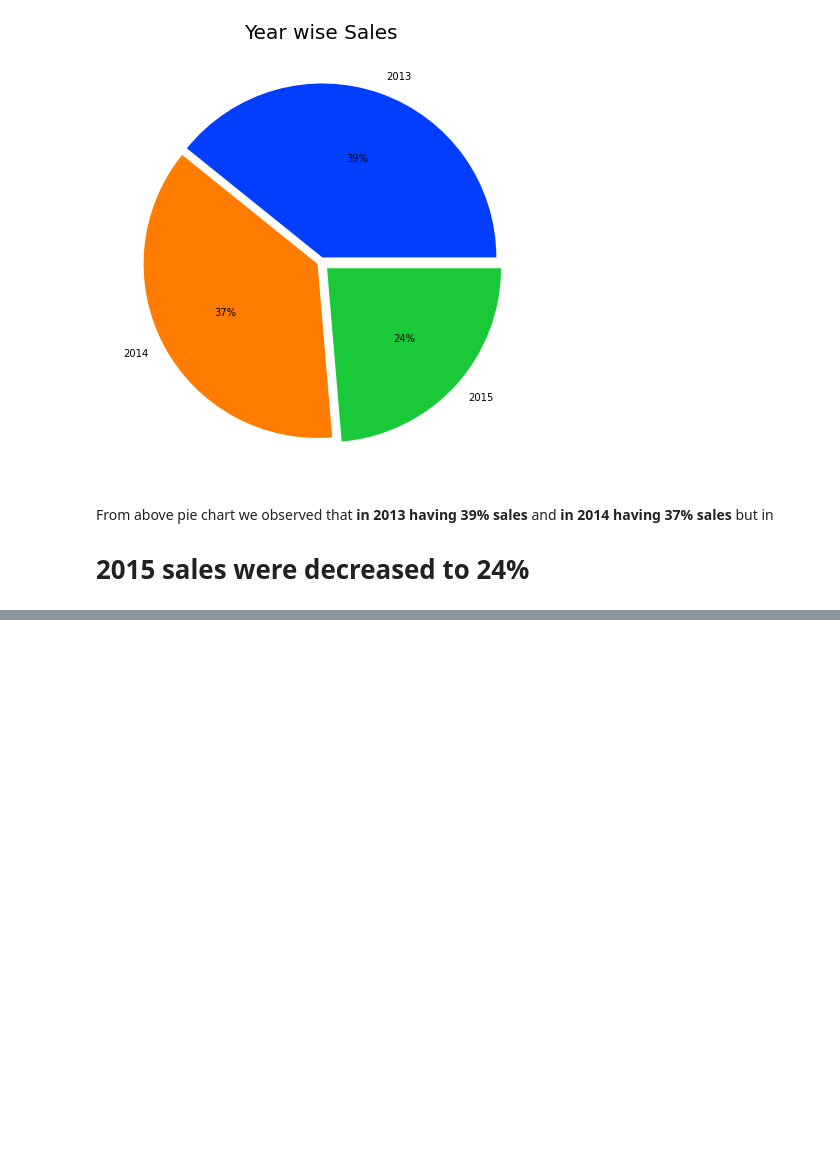
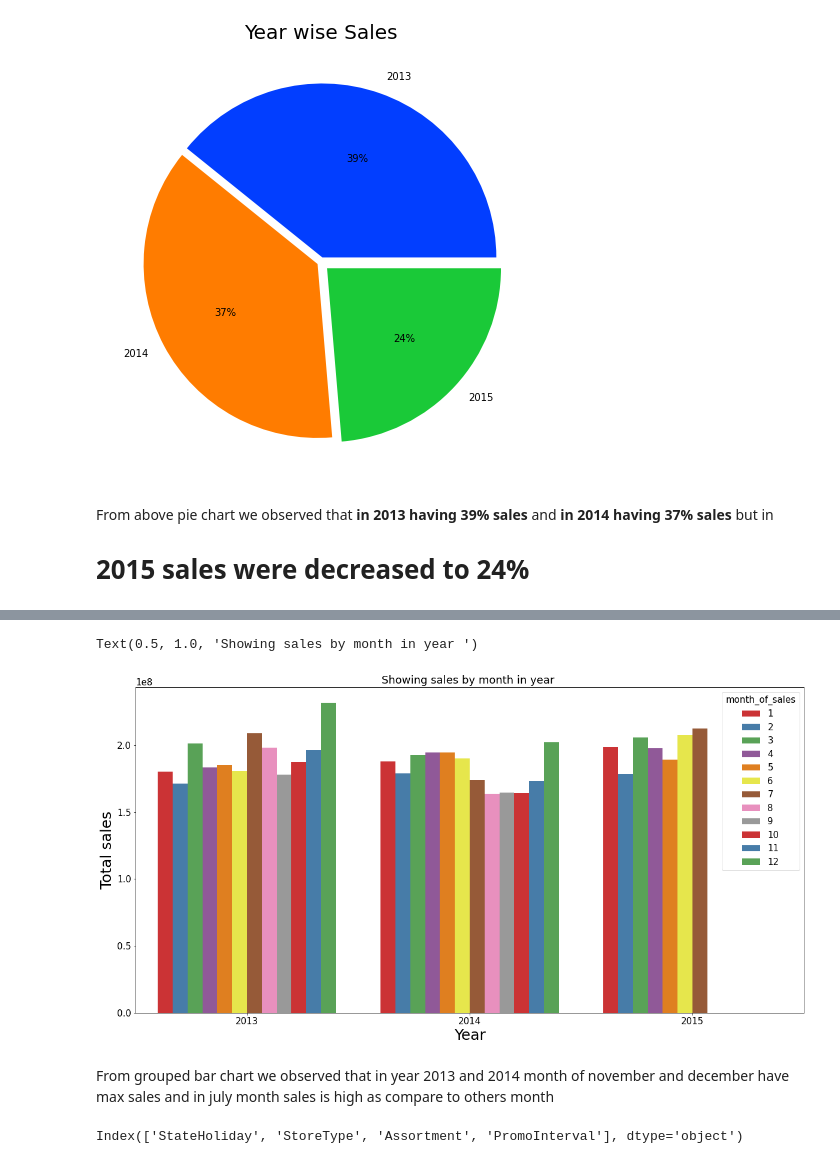
Before and after one commit to Ashwinprocodes/Rossmann-Sales-Prediction, a Jupyter notebook: pr_Rossmann_Sales_Prediction_Capstone_Project.ipynb, the cells around one changed output, grey strips where cells are left out. Saved outputs shown, nothing was run; the diff lists cells and outputs as text; code cells hidden in the pictures; blank space fills up the shorter version.

```diff
--- a/pr_Rossmann_Sales_Prediction_Capstone_Project.ipynb
+++ b/pr_Rossmann_Sales_Prediction_Capstone_Project.ipynb
@@ -421,3 +421,6 @@ plt.pie(a_year_of_sales.Sales, labels=a_year_of_sales.Year, colors=colors,autopc
 From above pie chart
 we observed that **in 2013 having 39% sales** and **in 2014 having 37%** **sales** but in
 # **2015 sales were decreased to 24%**
+# %%
+#There is some connection between year of sales, month of sales with sales
+a_month_of_sales=mdf12.groupby(['year_of_sales','month_of_sales'])['Sales'].sum().reset_index()
@@ -423,0 +447,16 @@ we observed that **in 2013 having 39% sales** and **in 2014 having 37%** **sales
+# %%
+#plotting grouped bar graph for monthly sales
+plt.figure(figsize=(20,10))
+plt.rcParams['font.size'] = '15'
+sns.barplot(x="year_of_sales",
+           y="Sales",
+           hue="month_of_sales",                      #ploting indicators of month from jan(1) to dec(12)
+           data=a_month_of_sales,palette='Set1')
+plt.xlabel('Year', size=25)
+plt.ylabel('Total sales', size=25)                    #sales are here in million
+plt.title('Showing sales by month in year ')
+# %% [output]
+Text(0.5, 1.0, 'Showing sales by month in year ')
+[figure, added]
+# %% [markdown]
+From grouped bar chart we observed that in year 2013 and 2014 month of  november and december have max sales and in july month sales is high as compare to others month
@@ -423,0 +466,4 @@ we observed that **in 2013 having 39% sales** and **in 2014 having 37%** **sales
+# %%
+cat_fe
+# %% [output]
+Index(['StateHoliday', 'StoreType', 'Assortment', 'PromoInterval'], dtype='object')
```
Also changed, not shown: parts of 12 cells of this notebook.
